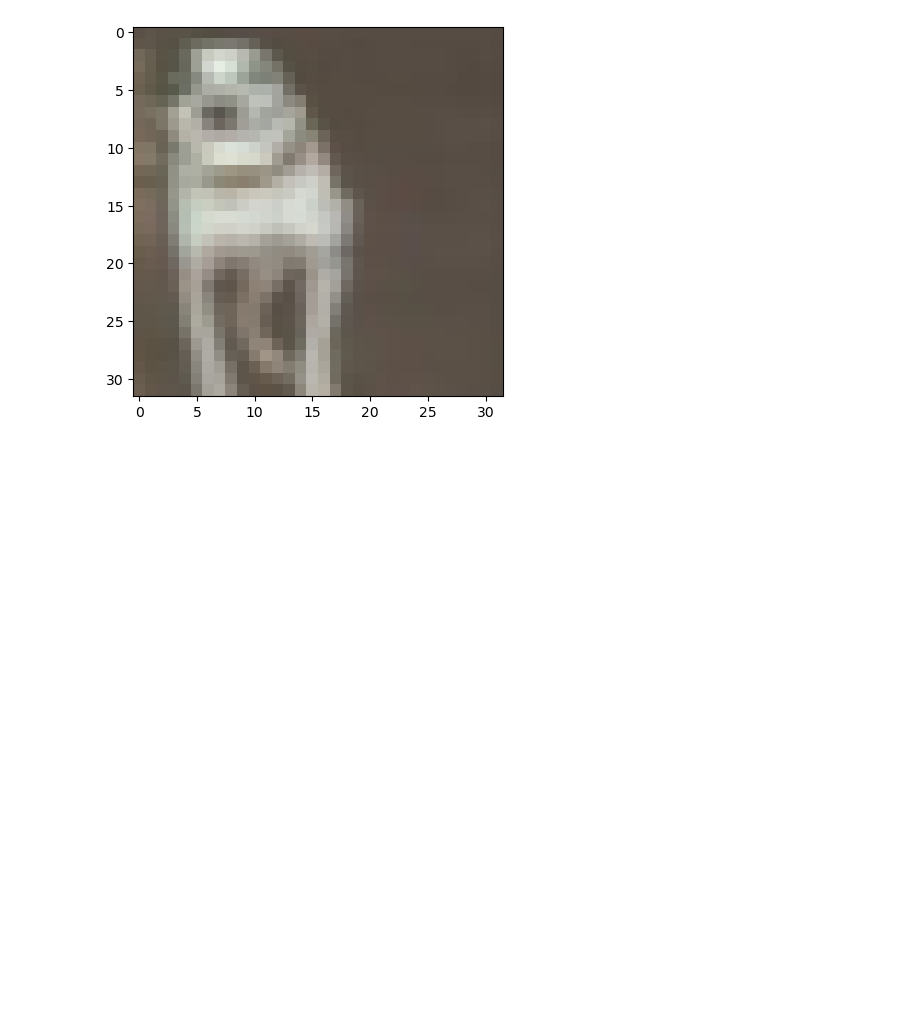
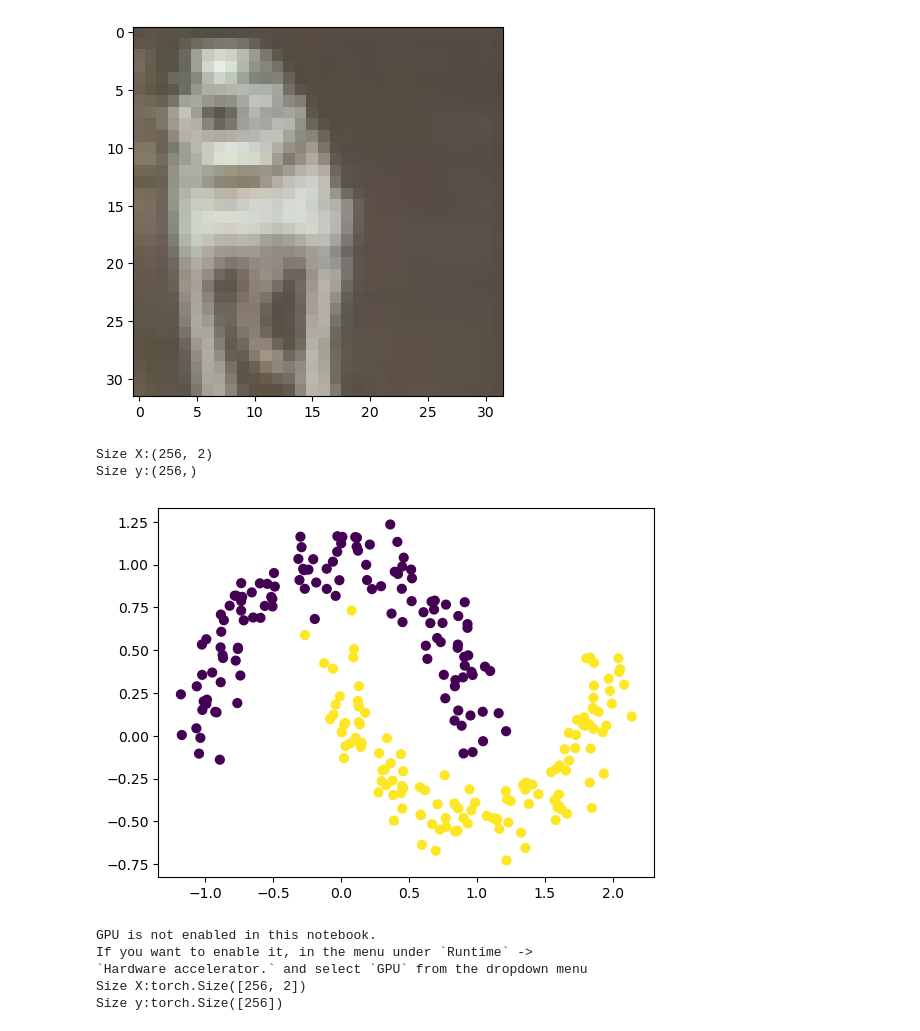
Before and after one commit to rabobahago/complete_deep_learning_pytorch, a Jupyter notebook: basics_and_pytorch/refresh.ipynb, the cells around one changed output. Drawn from its saved outputs; the diff is of its cells as text; code cells hidden in the pictures; blank space fills up the shorter version.

```diff
--- a/basics_and_pytorch/refresh.ipynb
+++ b/basics_and_pytorch/refresh.ipynb
@@ -655,0 +690,42 @@ Batch size: torch.Size([34, 3, 32, 32])
+# %%
+import matplotlib.pyplot as plt
+# Load the data from the CSV file in a Pandas DataFrame
+data = pd.read_csv("sample_data.csv")
+X_orig = data[['x0', 'x1']].to_numpy()
+y_orig = data['y'].to_numpy()
+# Print the sizes of the generated 2D points X and the corresponding labels Y
+print(f"Size X:{X_orig.shape}")
+print(f"Size y:{y_orig.shape}")
+
+# Visualize the dataset. The color of the points is determined by the labels `y_orig`.
+plt.scatter(X_orig[:, 0], X_orig[:, 1], s=40, c=y_orig)
+plt.show()
+# %% [output]
+Size X:(256, 2)
+Size y:(256,)
+[figure, added]
+# %%
+# Initialize the device variable
+DEVICE = set_device()
+
+# Convert the 2D points to a float32 tensor
+X = torch.tensor(X_orig, dtype=torch.float32)
+
+# Upload the tensor to the device
+X = X.to(DEVICE)
+
+print(f"Size X:{X.shape}")
+
+# Convert the labels to a long interger tensor
+y = torch.from_numpy(y_orig).type(torch.LongTensor)
+
+# Upload the tensor to the device
+y = y.to(DEVICE)
+
+print(f"Size y:{y.shape}")
+# %% [output]
+GPU is not enabled in this notebook.
+If you want to enable it, in the menu under `Runtime` ->
+`Hardware accelerator.` and select `GPU` from the dropdown menu
+Size X:torch.Size([256, 2])
+Size y:torch.Size([256])
```
Also changed, not shown: parts of 4 cells of this notebook.
